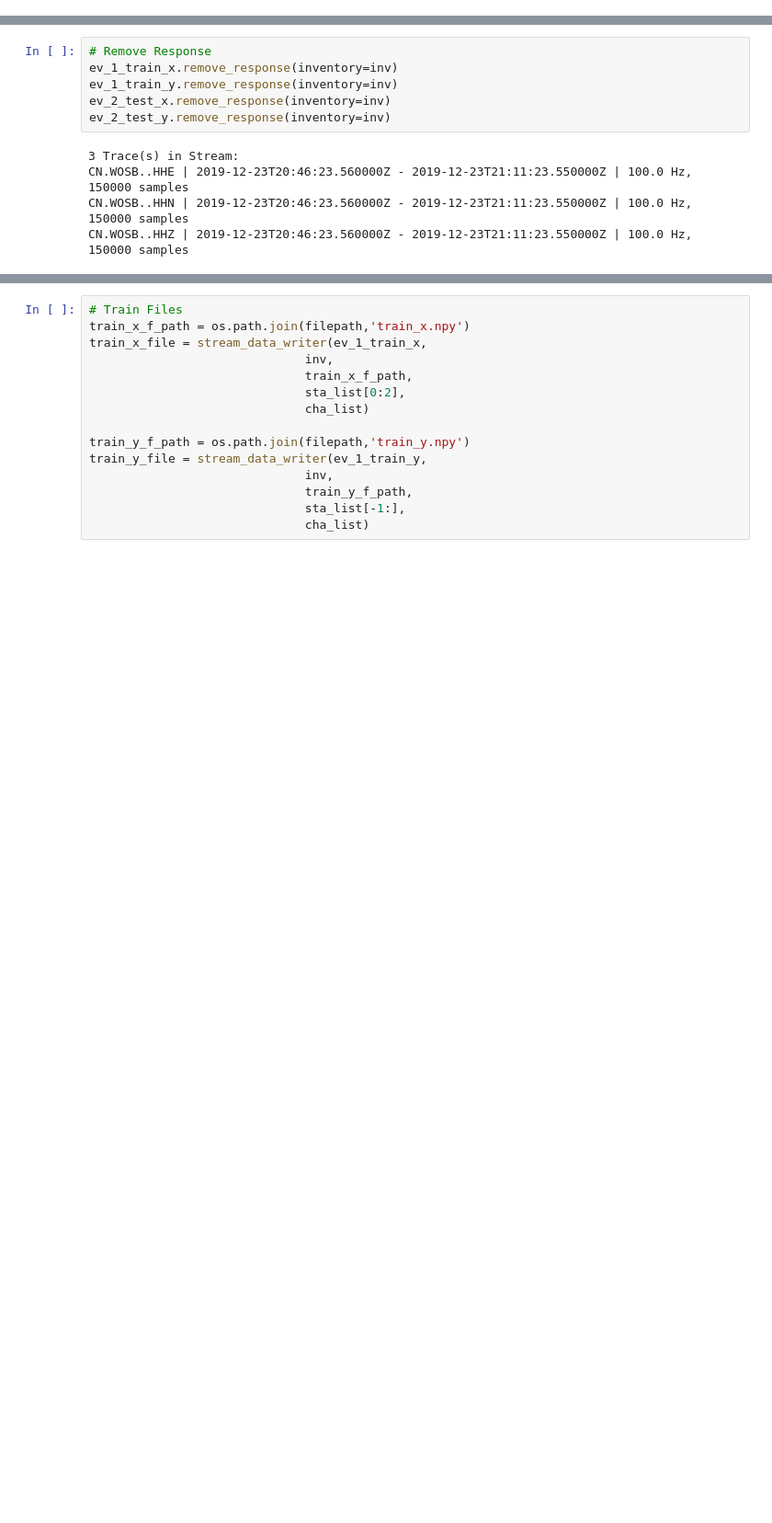
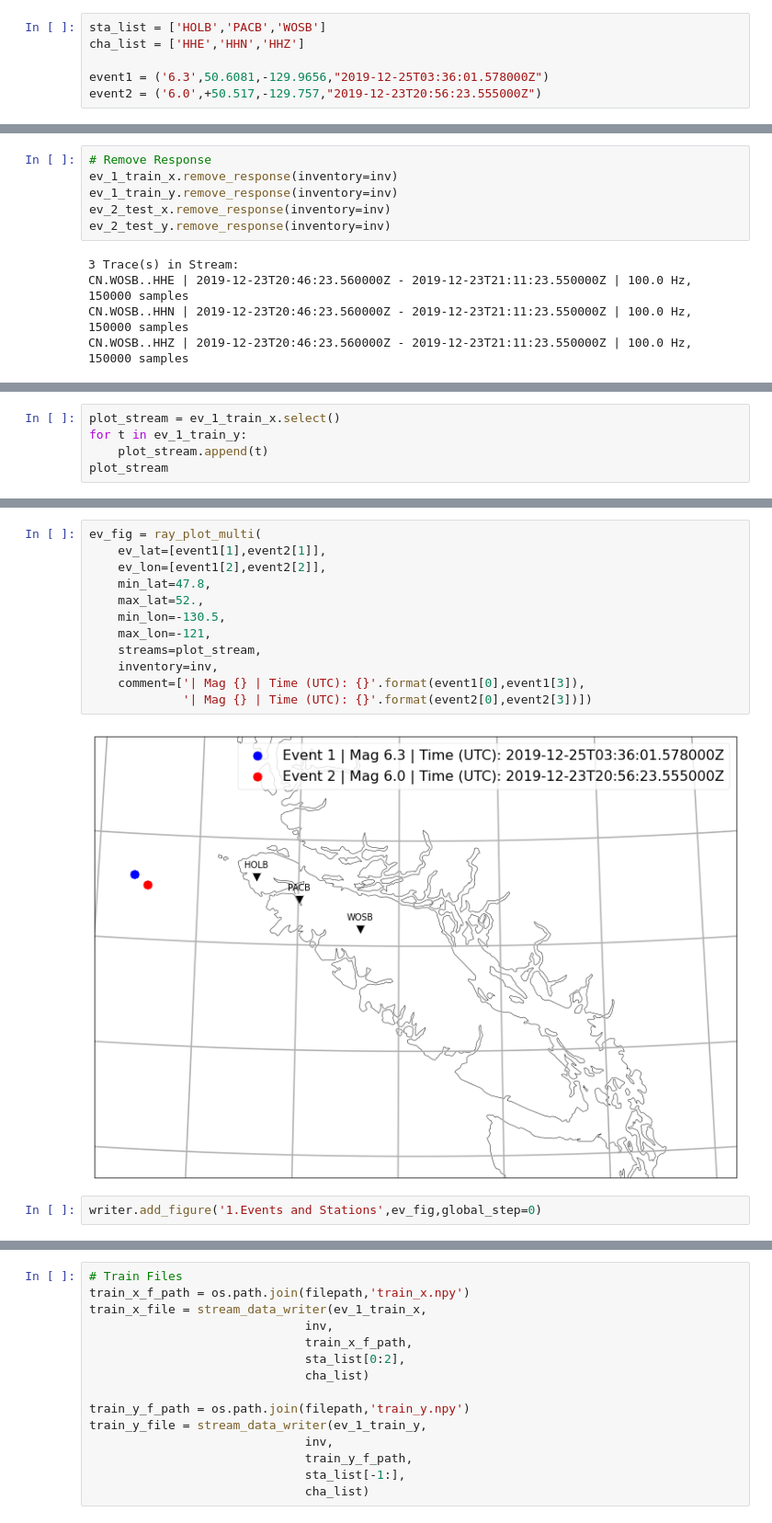
Before and after one commit to avzero07/eew-spatio-temporal, a Jupyter notebook: scratch/scratch-eq-nn.ipynb, the cells around one changed output, grey strips where cells are left out. Shown: that part at 92% size. Drawn from its saved outputs; the diff is of its cells as text; blank space fills up the shorter version.

```diff
--- a/scratch/scratch-eq-nn.ipynb
+++ b/scratch/scratch-eq-nn.ipynb
@@ -22,3 +28,9 @@ filepath = os.path.abspath('../est_lib/_data/eq')
+# %%
+sta_list = ['HOLB','PACB','WOSB']
+cha_list = ['HHE','HHN','HHZ']
+
+event1 = ('6.3',50.6081,-129.9656,"2019-12-25T03:36:01.578000Z")
+event2 = ('6.0',+50.517,-129.757,"2019-12-23T20:56:23.555000Z")
 # %%
 # Inventory
 inv = inventory_retriever(network="CN",
@@ -70,0 +85,5 @@ CN.WOSB..HHZ | 2019-12-23T20:46:23.560000Z - 2019-12-23T21:11:23.550000Z | 100.0
+# %%
+plot_stream = ev_1_train_x.select()
+for t in ev_1_train_y:
+    plot_stream.append(t)
+plot_stream
@@ -70,0 +113,16 @@ CN.WOSB..HHZ | 2019-12-23T20:46:23.560000Z - 2019-12-23T21:11:23.550000Z | 100.0
+# %%
+ev_fig = ray_plot_multi(
+    ev_lat=[event1[1],event2[1]],
+    ev_lon=[event1[2],event2[2]],
+    min_lat=47.8,
+    max_lat=52.,
+    min_lon=-130.5,
+    max_lon=-121,
+    streams=plot_stream,
+    inventory=inv,
+    comment=['| Mag {} | Time (UTC): {}'.format(event1[0],event1[3]),
+             '| Mag {} | Time (UTC): {}'.format(event2[0],event2[3])])
+# %% [output]
+[figure, added]
+# %%
+writer.add_figure('1.Events and Stations',ev_fig,global_step=0)
```
Also changed, not shown: parts of 40 cells of this notebook, 3 other files.
